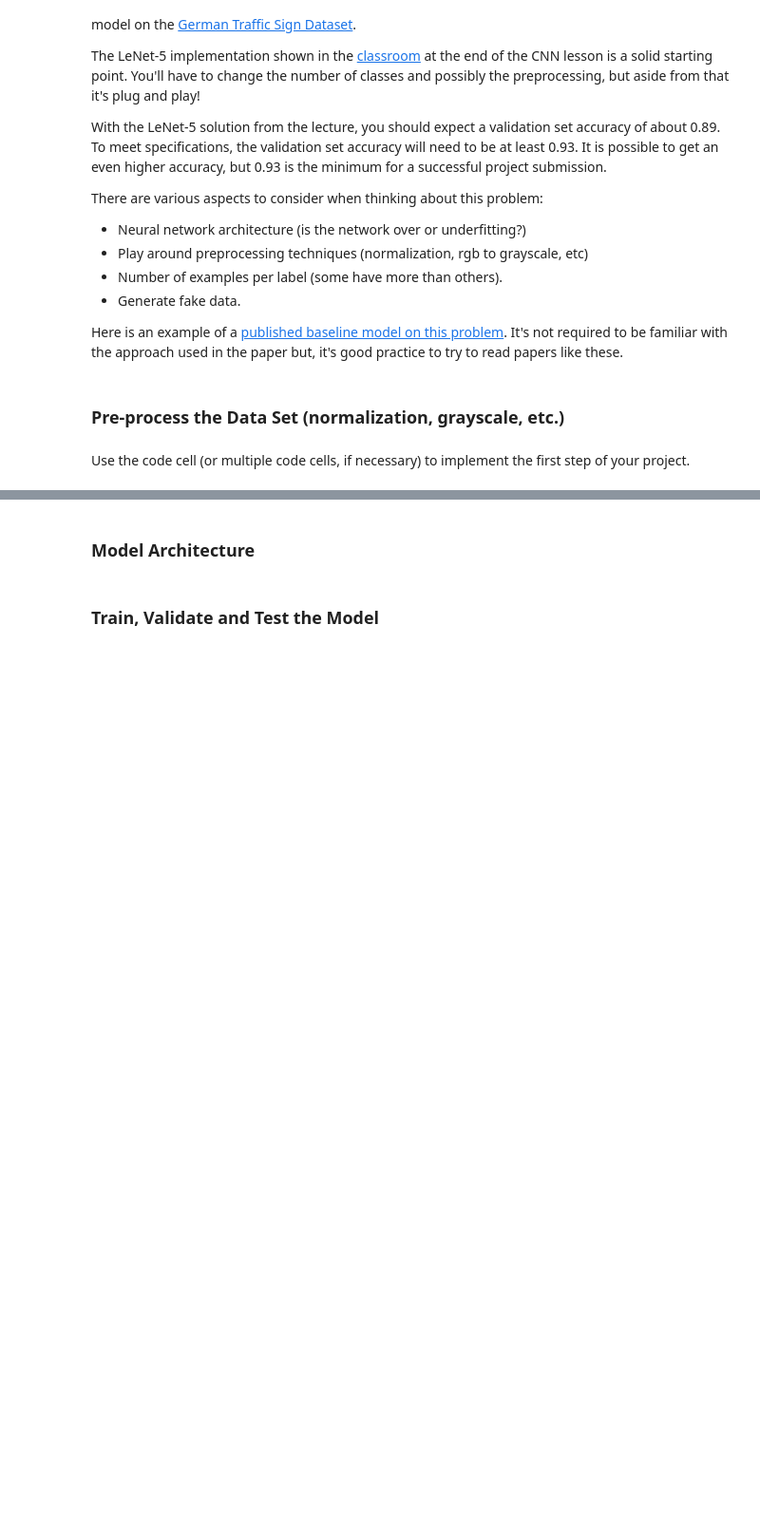
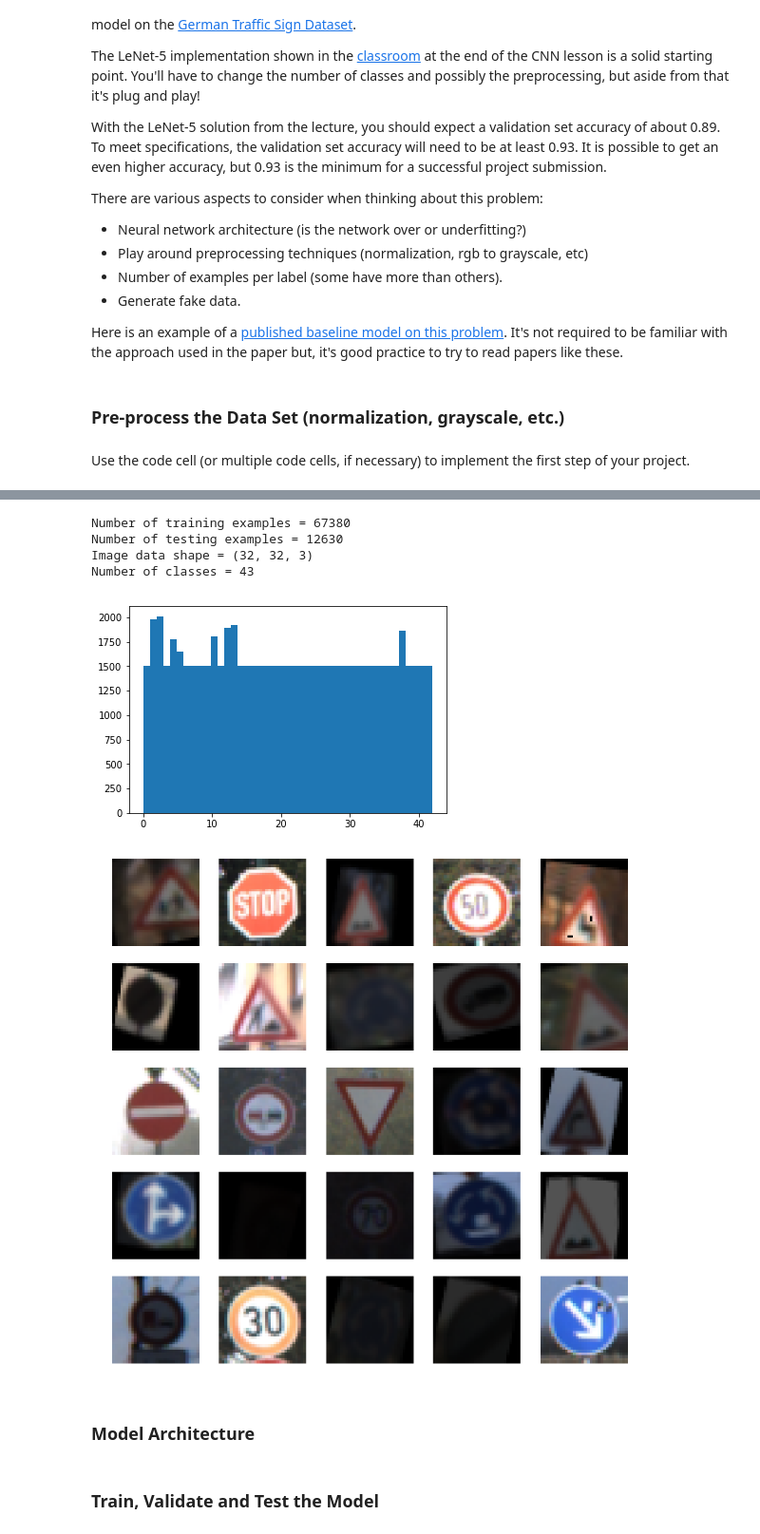
Before and after one commit to kirnh/CarND-TrafficSignClassifier-P2, a Jupyter notebook: Traffic_Sign_Classifier.ipynb, the cells around one changed output, grey strips where cells are left out. Shown at 95% size. Saved outputs shown, nothing was run; the diff lists cells and outputs as text; code cells hidden in the pictures; blank space fills up the shorter version.

Commit message:
data augmentation has been done

```diff
--- a/Traffic_Sign_Classifier.ipynb
+++ b/Traffic_Sign_Classifier.ipynb
@@ -133,0 +261,5 @@ Use the code cell (or multiple code cells, if necessary) to implement the first
+# %%
+counts = count_requirement(X_train, y_train)
+needed = (sum(counts.values()) != 0)
+while needed:
+    X_train, y_train = create_data(X_train, y_train, counts)
@@ -134,3 +269,49 @@ Use the code cell (or multiple code cells, if necessary) to implement the first
+# %%
+# TODO: Number of training examples
+n_train = len(y_train)
+
+# TODO: Number of testing examples.
+n_test = len(y_test)
+
+# TODO: What's the shape of an traffic sign image?
+image_shape = X_train[1].shape
+
+# TODO: How many unique classes/labels there are in the dataset.
+n_classes = len(set(y_train))
+
+print("Number of training examples =", n_train)
+print("Number of testing examples =", n_test)
+print("Image data shape =", image_shape)
+print("Number of classes =", n_classes)
+
+# Plotting new distribution of our training data
+y = y_train
+
+plt.hist(y, bins = 43)
+plt.show()
+
+# Let us see a few of our training images
+gs1 = gridspec.GridSpec(5, 5)
+gs1.update(wspace=0.01, hspace=0.02) # set the spacing between axes.
+plt.figure(figsize=(12,12))
+for i in range(25):
+    ax1 = plt.subplot(gs1[i])
+    ax1.set_xticklabels([])
+    ax1.set_yticklabels([])
+    ax1.set_aspect('equal')
+    ind_plot = np.random.randint(1, len(y_train))
+    plt.subplot(5,5,i+1)
+    plt.imshow(X_train[ind_plot])
+    plt.axis('off')
+
+plt.show()
+# %% [output]
+Number of training examples = 67380
+Number of testing examples = 12630
+Image data shape = (32, 32, 3)
+Number of classes = 43
+[figure, added]
+[figure, added]
 # %%
 ### Preprocess the data here. Preprocessing steps could include normalization, converting to grayscale, etc.
 ### Feel free to use as many code cells as needed.
```
Also changed, not shown: parts of 8 cells of this notebook.
